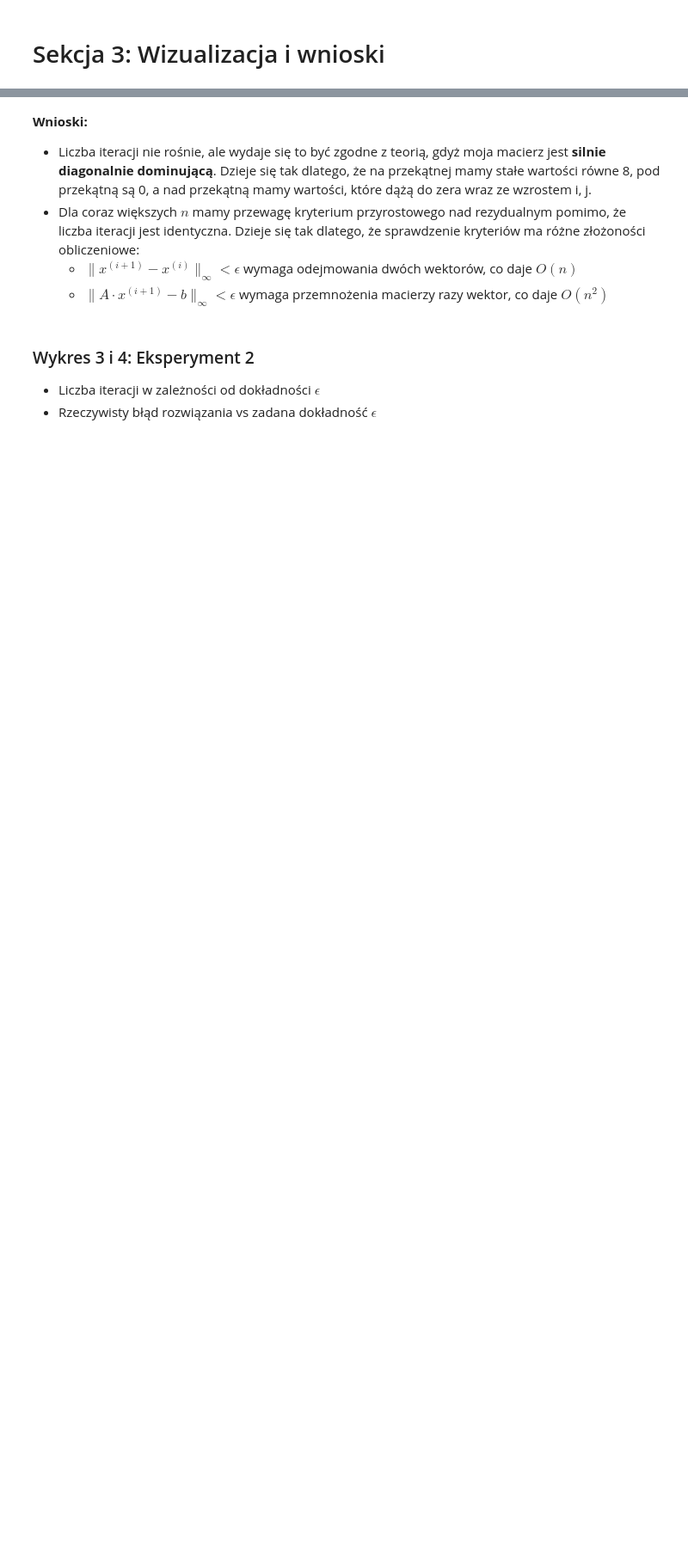
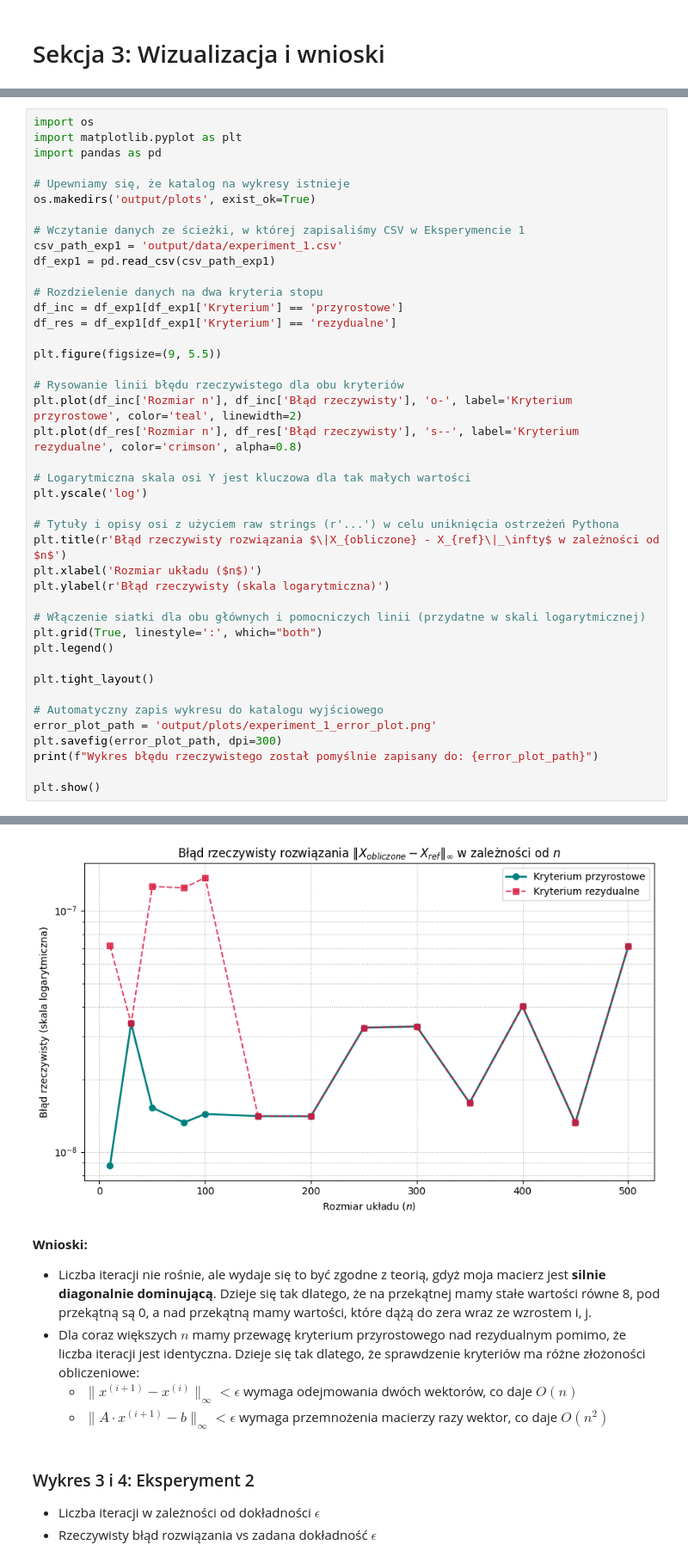
Before and after one commit to Veexeq/MOwNiT, a Jupyter notebook: lab9-linear-systems-v2/main.ipynb, the cells around one changed output, grey strips where cells are left out. Shown at 86% size. Drawn from its saved outputs; the diff is of its cells as text; blank space fills up the shorter version.

```diff
--- a/lab9-linear-systems-v2/main.ipynb
+++ b/lab9-linear-systems-v2/main.ipynb
@@ -524,0 +537,43 @@ Wykresy zostały pomyślnie zapisane do: output/plots/experiment_1_plots.png
+# %%
+import os
+import matplotlib.pyplot as plt
+import pandas as pd
+
+# Upewniamy się, że katalog na wykresy istnieje
+os.makedirs('output/plots', exist_ok=True)
+
+# Wczytanie danych ze ścieżki, w której zapisaliśmy CSV w Eksperymencie 1
+csv_path_exp1 = 'output/data/experiment_1.csv'
+df_exp1 = pd.read_csv(csv_path_exp1)
+
+# Rozdzielenie danych na dwa kryteria stopu
+df_inc = df_exp1[df_exp1['Kryterium'] == 'przyrostowe']
+df_res = df_exp1[df_exp1['Kryterium'] == 'rezydualne']
+
+plt.figure(figsize=(9, 5.5))
+
+# Rysowanie linii błędu rzeczywistego dla obu kryteriów
+plt.plot(df_inc['Rozmiar n'], df_inc['Błąd rzeczywisty'], 'o-', label='Kryterium przyrostowe', color='teal', linewidth=2)
+plt.plot(df_res['Rozmiar n'], df_res['Błąd rzeczywisty'], 's--', label='Kryterium rezydualne', color='crimson', alpha=0.8)
+
+# Logarytmiczna skala osi Y jest kluczowa dla tak małych wartości
+plt.yscale('log')
+
+# Tytuły i opisy osi z użyciem raw strings (r'...') w celu uniknięcia ostrzeżeń Pythona
+plt.title(r'Błąd rzeczywisty rozwiązania $\|X_{obliczone} - X_{ref}\|_\infty$ w zależności od $n$')
+plt.xlabel('Rozmiar układu ($n$)')
+plt.ylabel(r'Błąd rzeczywisty (skala logarytmiczna)')
+
+# Włączenie siatki dla obu głównych i pomocniczych linii (przydatne w skali logarytmicznej)
+plt.grid(True, linestyle=':', which="both")
+plt.legend()
+
+plt.tight_layout()
+
+# Automatyczny zapis wykresu do katalogu wyjściowego
+error_plot_path = 'output/plots/experiment_1_error_plot.png'
+plt.savefig(error_plot_path, dpi=300)
+print(f"Wykres błędu rzeczywistego został pomyślnie zapisany do: {error_plot_path}")
+
+plt.show()
+# %% [output]
@@ -525,3 +581,4 @@ Wykresy zostały pomyślnie zapisane do: output/plots/experiment_1_plots.png
+[figure, added]
 # %% [markdown]
 **Wnioski:**
 * Liczba iteracji nie rośnie, ale wydaje się to być zgodne z teorią, gdyż moja macierz jest **silnie diagonalnie dominującą**. Dzieje się tak dlatego, że na przekątnej mamy stałe wartości równe 8, pod przekątną są 0, a nad przekątną mamy wartości, które dążą do zera wraz ze wzrostem i, j.
```
Also changed, not shown: parts of 8 cells of this notebook, 5 other files.
